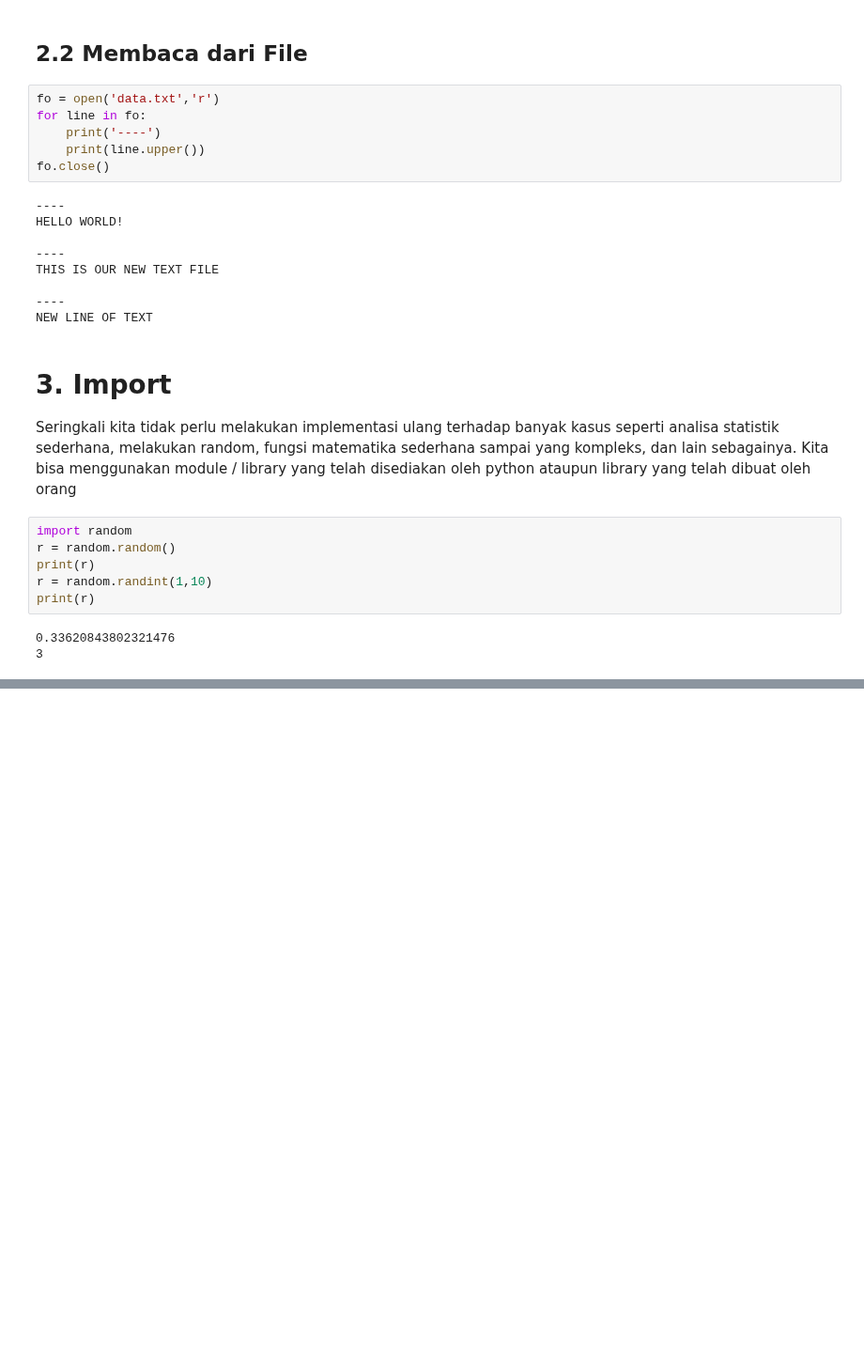
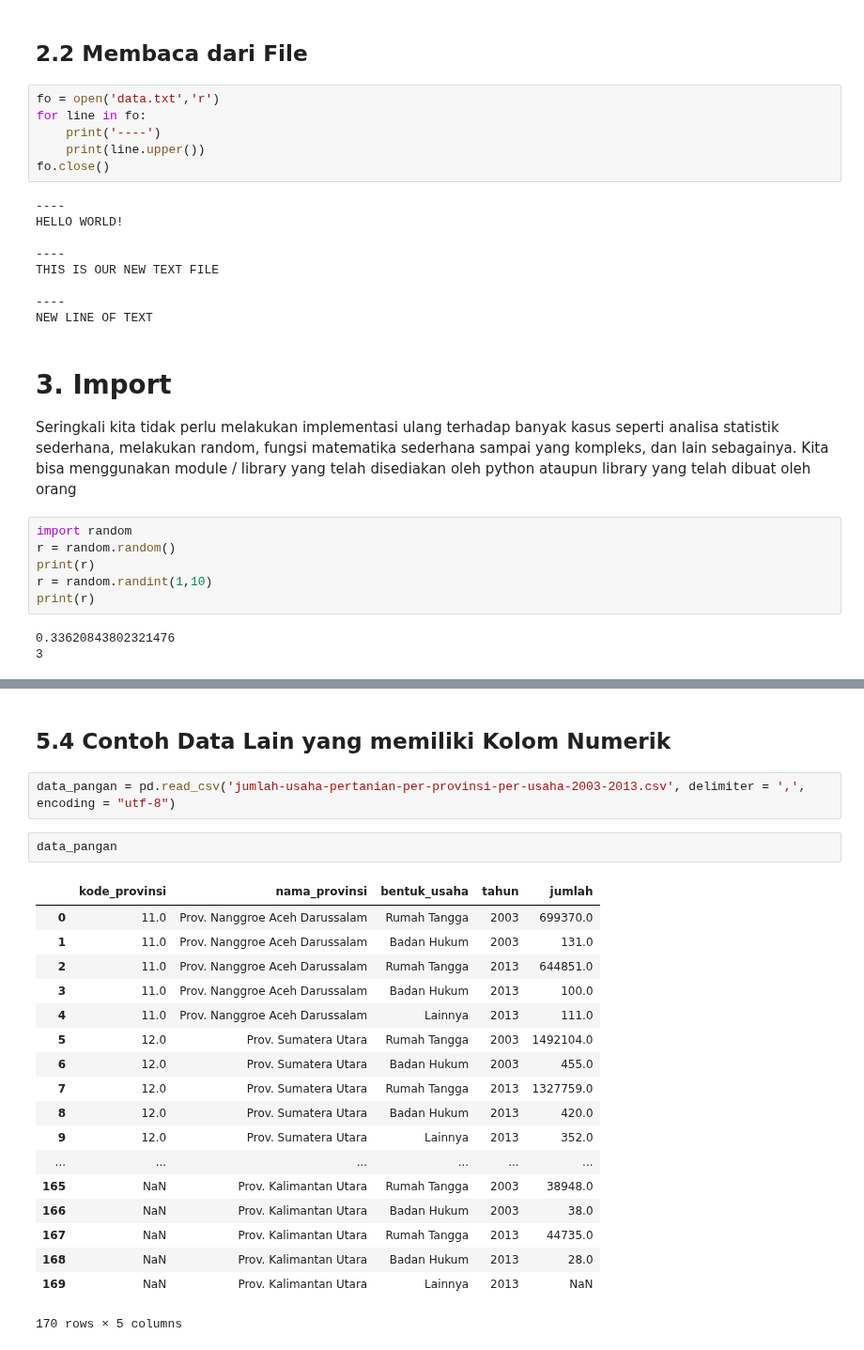
Before and after one commit to dennypirhadi/digitalent2018, a Jupyter notebook: py_Day3.ipynb, the cells around one changed output, grey strips where cells are left out. Shown at 94% size. Cells and saved outputs as stored; diff of their text form; blank space fills up the shorter version.

```diff
--- a/py_Day3.ipynb
+++ b/py_Day3.ipynb
@@ -101,0 +348,25 @@ print(b,c,d,e,f)
+# %% [markdown]
+## 5.4 Contoh Data Lain yang memiliki Kolom Numerik
+# %%
+data_pangan = pd.read_csv('jumlah-usaha-pertanian-per-provinsi-per-usaha-2003-2013.csv', delimiter = ',', encoding = "utf-8")
+# %%
+data_pangan
+# %% [output]
+|  | kode_provinsi | nama_provinsi | bentuk_usaha | tahun | jumlah |
+| 0 | 11.0 | Prov. Nanggroe Aceh Darussalam | Rumah Tangga | 2003 | 699370.0 |
+| 1 | 11.0 | Prov. Nanggroe Aceh Darussalam | Badan Hukum | 2003 | 131.0 |
+| 2 | 11.0 | Prov. Nanggroe Aceh Darussalam | Rumah Tangga | 2013 | 644851.0 |
+| 3 | 11.0 | Prov. Nanggroe Aceh Darussalam | Badan Hukum | 2013 | 100.0 |
+| 4 | 11.0 | Prov. Nanggroe Aceh Darussalam | Lainnya | 2013 | 111.0 |
+| 5 | 12.0 | Prov. Sumatera Utara | Rumah Tangga | 2003 | 1492104.0 |
+| 6 | 12.0 | Prov. Sumatera Utara | Badan Hukum | 2003 | 455.0 |
+| 7 | 12.0 | Prov. Sumatera Utara | Rumah Tangga | 2013 | 1327759.0 |
+| 8 | 12.0 | Prov. Sumatera Utara | Badan Hukum | 2013 | 420.0 |
+| 9 | 12.0 | Prov. Sumatera Utara | Lainnya | 2013 | 352.0 |
+| ... | ... | ... | ... | ... | ... |
+| 165 | NaN | Prov. Kalimantan Utara | Rumah Tangga | 2003 | 38948.0 |
+| 166 | NaN | Prov. Kalimantan Utara | Badan Hukum | 2003 | 38.0 |
+| 167 | NaN | Prov. Kalimantan Utara | Rumah Tangga | 2013 | 44735.0 |
+| 168 | NaN | Prov. Kalimantan Utara | Badan Hukum | 2013 | 28.0 |
+| 169 | NaN | Prov. Kalimantan Utara | Lainnya | 2013 | NaN |
+170 rows × 5 columns
```
Also changed, not shown: parts of 34 cells of this notebook, 4 other files.
